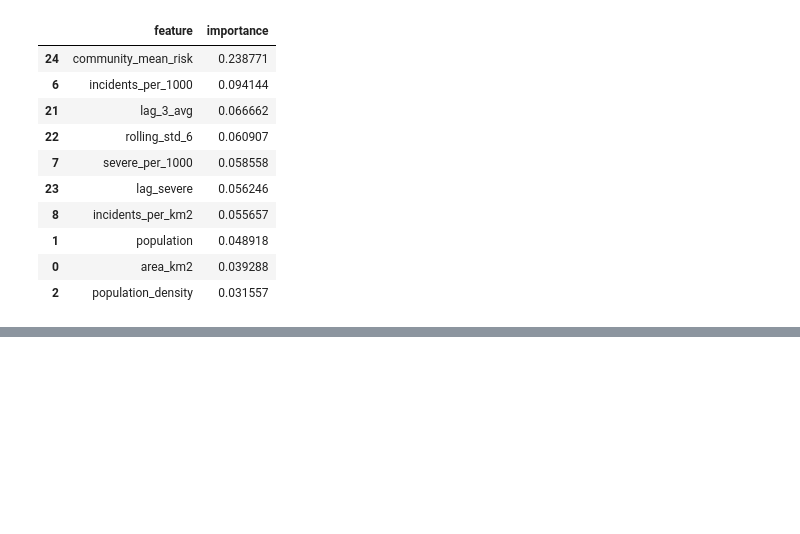
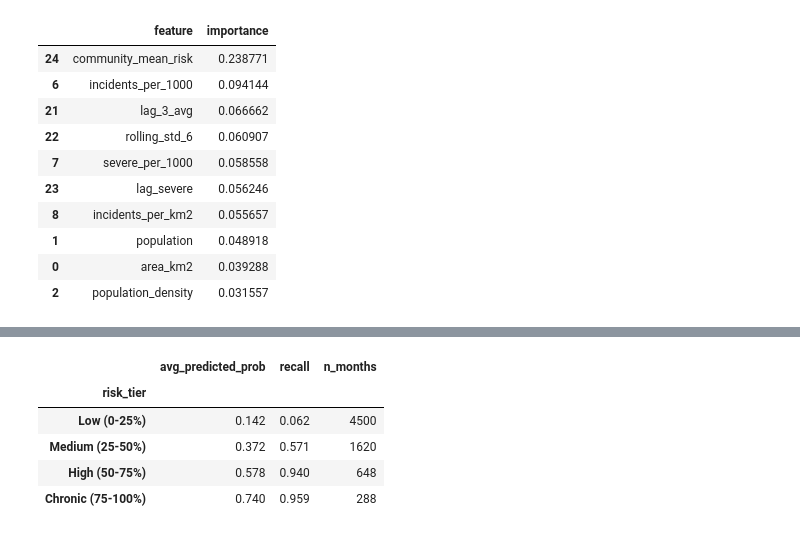
Before and after one commit to smomin1/Calgary-Traffic-Risk-Forecaster, a Jupyter notebook: modeling_high_risk_prediction.ipynb, the cells around one changed output, grey strips where cells are left out. Cells and saved outputs as stored; diff of their text form; code cells hidden in the pictures; blank space fills up the shorter version.

```diff
--- a/modeling_high_risk_prediction.ipynb
+++ b/modeling_high_risk_prediction.ipynb
@@ -662,0 +1082,60 @@ Top 10 High-Risk Communities for Next Month:
+# %%
+# Per-Community Sanity Check
+# Chronic high-risk communities (BRD, DNC, WIN etc.) should have
+# near-certain predictions given community_mean_risk of 0.93+
+
+# Communities of interest from EDA
+chronic_high_risk = ["BRD", "DNC", "WIN", "MEA", "ALB", "VIS", "MPL", "SNA", "REN"]
+chronic_low_risk  = ["ABB", "ABD", "ASP", "AUB"]  # quiet suburban communities
+
+# Pull their predictions from the test set
+test_preds = pd.DataFrame({
+    "COMM_CODE":      panel_df[test_mask]["COMM_CODE"].values,
+    "year_month":     panel_df[test_mask]["year_month"].values,
+    "actual":         y_test.values,
+    "predicted":      y_pred_final,
+    "probability":    y_proba_cal.round(4)
+})
+
+print("Chronic High-Risk Communities: Test Set Performance\n")
+for comm in chronic_high_risk:
+    subset = test_preds[test_preds["COMM_CODE"] == comm]
+    if subset.empty:
+        continue
+    recall    = recall_score(subset["actual"], subset["predicted"]) if subset["actual"].sum() > 0 else None
+    precision = precision_score(subset["actual"], subset["predicted"], zero_division=0)
+    avg_prob  = subset["probability"].mean()
+    n_actual  = subset["actual"].sum()
+    n_flagged = subset["predicted"].sum()
+    print(f"{comm:<6} | Avg prob: {avg_prob:.3f} | Flagged: {n_flagged}/{len(subset)} months | "
+          f"Actually high-risk: {n_actual}/{len(subset)} | "
+          f"Recall: {recall:.2f}" if recall is not None else f"{comm:<6} | No positive months in test set")
+
+print("\nChronic Low-Risk Communities: Should Not Be Flagged\n")
+for comm in chronic_low_risk:
+    subset = test_preds[test_preds["COMM_CODE"] == comm]
+    if subset.empty:
+        continue
+    avg_prob  = subset["probability"].mean()
+    n_flagged = subset["predicted"].sum()
+    n_actual  = subset["actual"].sum()
+    print(f"{comm:<6} | Avg prob: {avg_prob:.3f} | Flagged: {n_flagged}/{len(subset)} months | "
+          f"Actually high-risk: {n_actual}/{len(subset)}")
+
+print("\nPrediction Distribution by Community Risk Tier")
+comm_mean = panel_df.groupby("COMM_CODE")["community_mean_risk"].last()
+test_preds["community_mean_risk"] = test_preds["COMM_CODE"].map(comm_mean)
+test_preds["risk_tier"] = pd.cut(
+    test_preds["community_mean_risk"],
+    bins=[0, 0.25, 0.5, 0.75, 1.0],
+    labels=["Low (0-25%)", "Medium (25-50%)", "High (50-75%)", "Chronic (75-100%)"]
+)
+
+tier_summary = test_preds.groupby("risk_tier", observed=True).agg(
+    avg_predicted_prob=("probability", "mean"),
+    recall=("actual", lambda x: recall_score(x, test_preds.loc[x.index, "predicted"])),
+    n_months=("actual", "count")
+).round(3)
+
+display(tier_summary)
+# %% [output]
@@ -662,0 +1161,6 @@ Top 10 High-Risk Communities for Next Month:
+|  | avg_predicted_prob | recall | n_months |
+| risk_tier |  |  |  |
+| Low (0-25%) | 0.142 | 0.062 | 4500 |
+| Medium (25-50%) | 0.372 | 0.571 | 1620 |
+| High (50-75%) | 0.578 | 0.940 | 648 |
+| Chronic (75-100%) | 0.740 | 0.959 | 288 |
```
Also changed, not shown: parts of 34 cells of this notebook.
